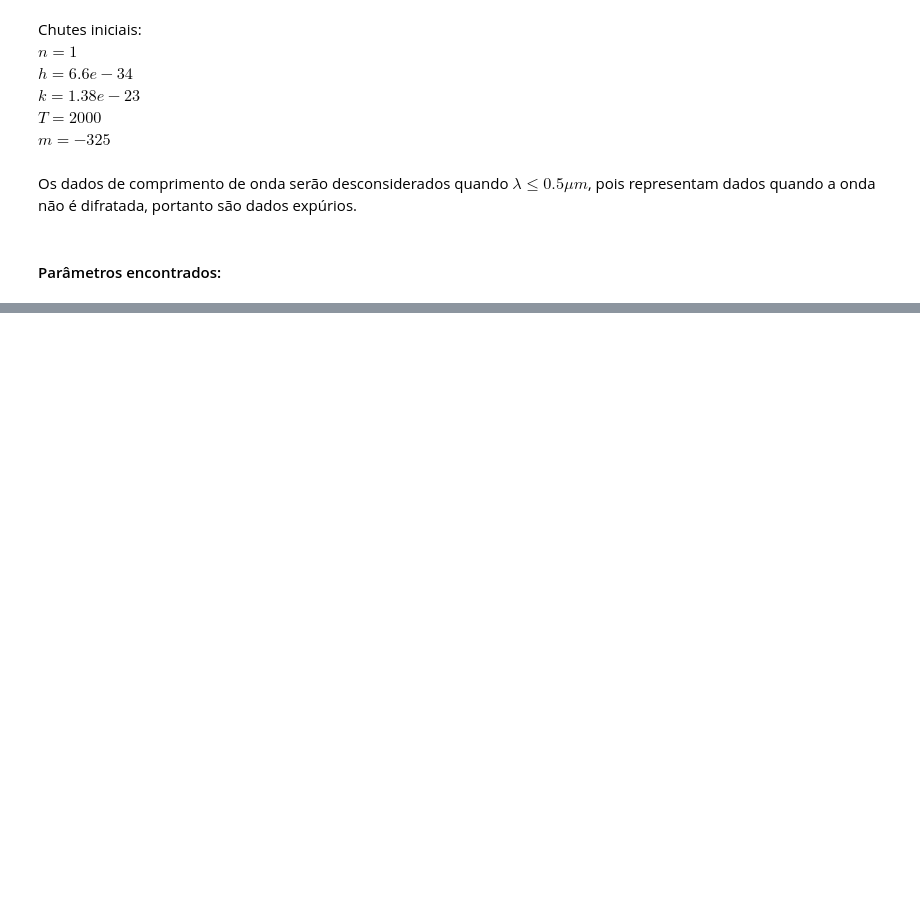
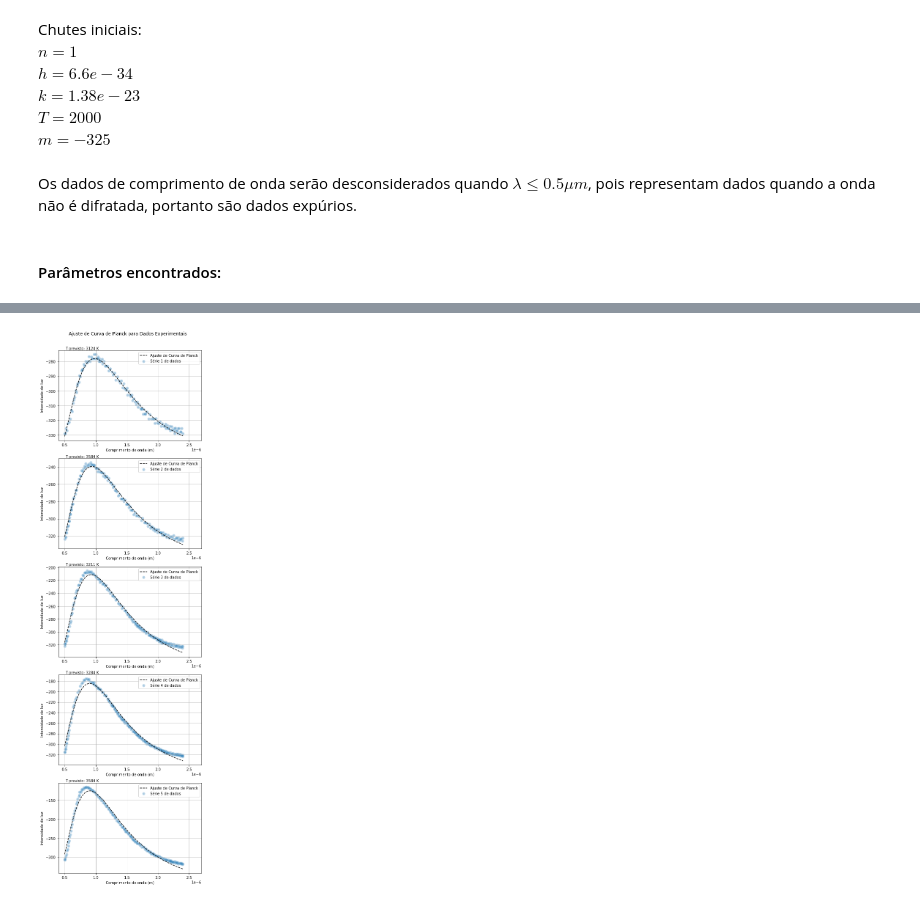
Before and after one commit to leonardovaladao/QuantumLab, a Jupyter notebook: 1.Radiacao/Análise.ipynb, the cells around one changed output, grey strips where cells are left out. Drawn from its saved outputs; the diff is of its cells as text; code cells hidden in the pictures; blank space fills up the shorter version.

```diff
--- a/1.Radiacao/Análise.ipynb
+++ b/1.Radiacao/Análise.ipynb
@@ -152,0 +192,16 @@ fig.savefig('adj.png', bbox_inches='tight')
+# %%
+par = Parameters()
+par.add('n', value=1, min=0)
+par.add('m', value=-325)
+par.add('T', value=2200)
+par.add('k', value=1.38e-23)
+par.add('h', value=6.6e-34)
+
+pmodel = Model(planck_curve)
+pmodel.set_param_hint('k', value=1.38e-23, min=0.1e-23, max=3.38e-23)
+pmodel.set_param_hint('h', value=6.6e-34, min=4.4e-34, max=8.4e-34)
+pmodel.set_param_hint('T', value=2200, min=2000, max=4000)
+
+
+result = [pmodel.fit(y[i], x=xdata[i], params=par)
+         for i in range(0,5)]
@@ -152,0 +249,26 @@ fig.savefig('adj.png', bbox_inches='tight')
+# %%
+# Plotar dados com função prevista
+
+fig, axs = plt.subplots(5, 1, figsize=(7,24))
+fig.suptitle('Ajuste de Curva de Planck para Dados Experimentais')
+fig.subplots_adjust(top=0.95)
+
+for i in range(0,5):
+    axs[i].scatter(xdata[i], y[i], label='Série '+str(i+1)+' de dados',
+               marker='.', linewidths=5, alpha=0.3)
+    axs[i].plot(xdata[i], result[i].best_fit, label='Ajuste de Curva de Planck',
+                ls='--', color='black')
+    axs[i].annotate('T previsto: {:.0f} K'.format(result[i].best_values['T']), xy=(0.05, 1.01), xycoords='axes fraction')
+    axs[i].set_xlabel('Comprimento de onda (m)')
+    axs[i].set_ylabel('Intensidade de luz')
+    axs[i].set_xlim(0.4e-6,2.7e-6)
+    axs[i].set_xticks(np.arange(0.5e-6, 2.7e-6, 0.5e-6))
+    axs[i].ticklabel_format(axis="x", style="sci", scilimits=(0,10))
+
+    axs[i].legend()
+    axs[i].grid()
+
+plt.show()
+fig.savefig('adj.png', bbox_inches='tight')
+# %% [output]
+[figure, added]
```
Also changed, not shown: parts of 8 cells of this notebook.
